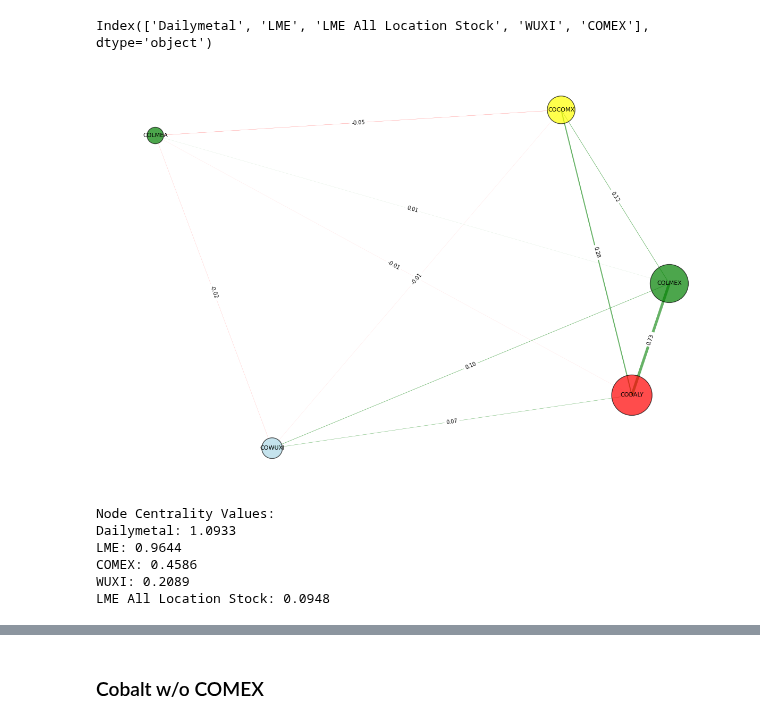
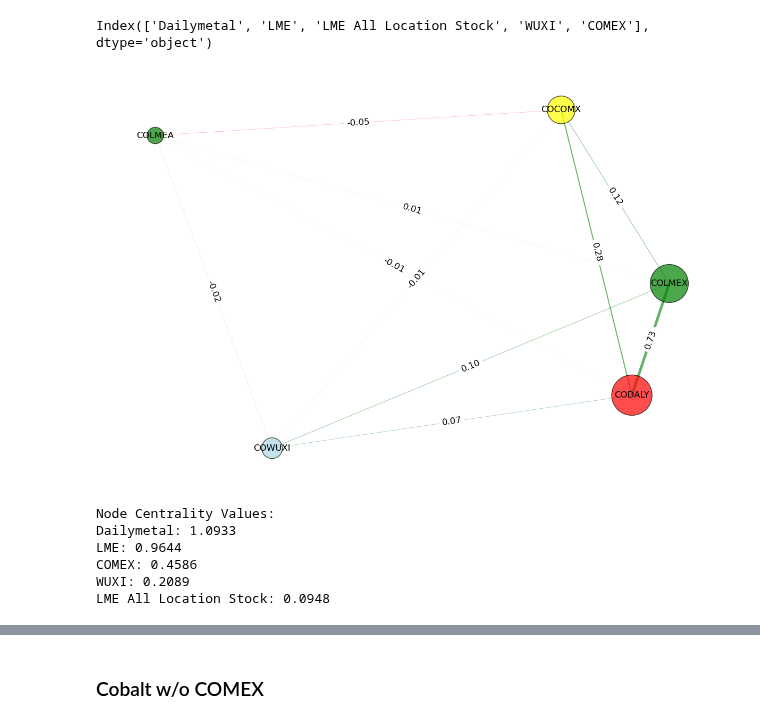
Before and after one commit to Doosheck/metals, a Jupyter notebook: data_overview.ipynb, the cells around one changed output, grey strips where cells are left out. Saved outputs shown, nothing was run; the diff lists cells and outputs as text; code cells hidden in the pictures.

```diff
--- a/data_overview.ipynb
+++ b/data_overview.ipynb
@@ -1053,36 +1242,36 @@ edges = G.edges(data=True)
 edge_colors = ['red' if d['weight'] < 0 else 'green' for (u, v, d) in edges]
 edge_widths = [abs(d['weight']) * 5 for (u, v, d) in edges]
 nx.draw_networkx_edges(G, pos, edge_color=edge_colors, width=edge_widths, alpha=0.6)
 
 # Create a mapping for shorter labels
 label_mapping = {
     "Dailymetal": "CODALY",
     "LME": "COLMEX",
     "LME All Location Stock": "COLMEA",
     "WUXI": "COWUXI",
     "COMEX": "COCOMX"
 }
 
 # Draw labels with shorter names
-nx.draw_networkx_labels(G, pos, labels=label_mapping, font_size=8)
+nx.draw_networkx_labels(G, pos, labels=label_mapping, font_size=12)
 
 # Add correlation values as edge labels
 edge_labels = {(u, v): f'{d["weight"]:.2f}' for (u, v, d) in G.edges(data=True)}
-nx.draw_networkx_edge_labels(G, pos, edge_labels=edge_labels, font_size=7)
+nx.draw_networkx_edge_labels(G, pos, edge_labels=edge_labels, font_size=12)
 
 plt.axis('off')
 plt.tight_layout()
 
 # Save the plot
 plt.savefig('img/cobalt_corr_net.png', dpi=300, bbox_inches='tight')
 plt.show()
 
 # Print centrality values for reference
 print("\nNode Centrality Values:")
 for node in sorted(centrality.keys(), key=lambda x: centrality[x], reverse=True):
     print(f"{node}: {centrality[node]:.4f}")
 # %% [output]
-[figure, old version]
+[figure, new version]
 Node Centrality Values:
 Dailymetal: 1.0933
 LME: 0.9644
```
Also changed, not shown: parts of 4 cells of this notebook, 3 other files.
